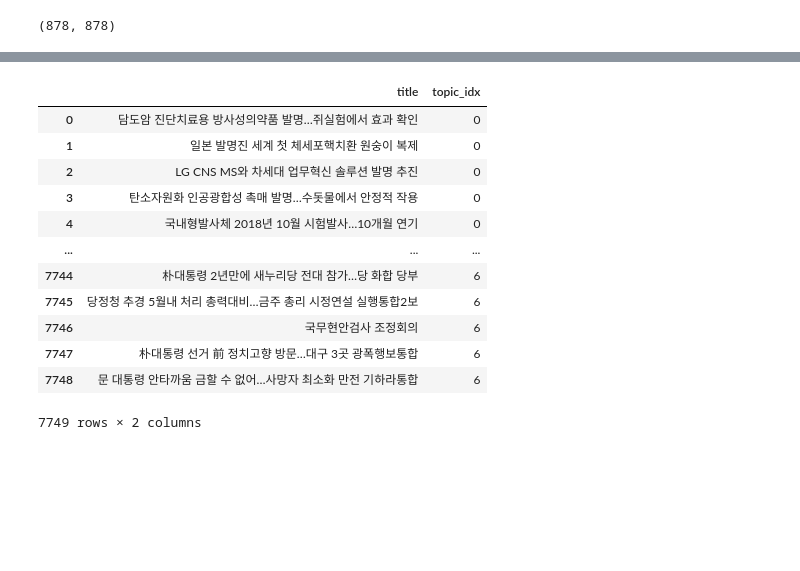
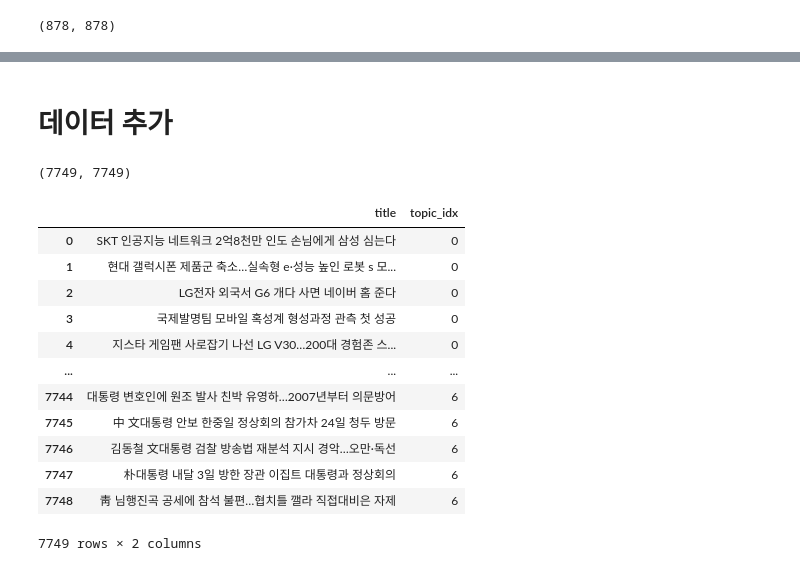
Before and after one commit to GwonSeop/-, a Jupyter notebook: 두번째_프로젝트/텍스트_어그멘테이션.ipynb, the cells around one changed output, grey strips where cells are left out. Drawn from its saved outputs; the diff is of its cells as text; code cells hidden in the pictures; blank space fills up the shorter version.

```diff
--- a/두번째_프로젝트/텍스트_어그멘테이션.ipynb
+++ b/두번째_프로젝트/텍스트_어그멘테이션.ipynb
@@ -813,0 +995,4 @@ len(create_title6),len(create_ind6)
+# %%
+a = {key:value for key, value in count5.items() if value >= 70}
+a = list(a)
+a
@@ -813,0 +1035,4 @@ len(create_title6),len(create_ind6)
+# %%
+a = {key:value for key, value in count6.items() if value >= 70}
+a = list(a)
+a
@@ -814 +1057,19 @@ len(create_title6),len(create_ind6)
+# %%
+new_create_title6=[]
+for i in create_title6:
+    word = random.sample(a, 1)
+    x = i.split()
+    p = len(x)
+    y = [i for i in range(p)]
+    ind = random.sample(y,1)
+    if word in x:
+      x.remove(word)
+    else:
+      x.insert(ind[0], word[0])
+    new=''
+    for k in range(len(x)):
+      new = new + ' ' + x[k]
+    new_create_title6.append(new)
+# %% [markdown]
+# 데이터 추가
 # %%
@@ -822,26 +1084,42 @@ create_ind0.extend(create_ind2)
 create_ind0.extend(create_ind3)
 create_ind0.extend(create_ind5)
 create_ind0.extend(create_ind6)
+# %%
+## 단어 추가
+new_create_title0.extend(new_create_title1)
+new_create_title0.extend(new_create_title2)
+new_create_title0.extend(new_create_title3)
+new_create_title0.extend(new_create_title5)
+new_create_title0.extend(new_create_title6)
+create_ind0.extend(create_ind1)
+create_ind0.extend(create_ind2)
+create_ind0.extend(create_ind3)
+create_ind0.extend(create_ind5)
+create_ind0.extend(create_ind6)
+# %%
+len(new_create_title0),len(create_ind0)
+# %% [output]
+(7749, 7749)
 # %%
 df10 = pd.DataFrame(
-                {'title' : create_title0,
+                {'title' : new_create_title0,
                  'topic_idx' : create_ind0}
                 )
 
 df10
 # %% [output]
 |  | title | topic_idx |
-| 0 | 담도암 진단치료용 방사성의약품 발명…쥐실험에서 효과 확인 | 0 |
-| 1 | 일본 발명진 세계 첫 체세포핵치환 원숭이 복제 | 0 |
-| 2 | LG CNS MS와 차세대 업무혁신 솔루션 발명 추진 | 0 |
-| 3 | 탄소자원화 인공광합성 촉매 발명…수돗물에서 안정적 작용 | 0 |
-| 4 | 국내형발사체 2018년 10월 시험발사…10개월 연기 | 0 |
+| 0 | SKT 인공지능 네트워크 2억8천만 인도 손님에게 삼성 심는다 | 0 |
+| 1 | 현대 갤럭시폰 제품군 축소…실속형 e·성능 높인 로봇 s 모... | 0 |
+| 2 | LG전자 외국서 G6 개다 사면 네이버 홈 준다 | 0 |
+| 3 | 국제발명팀 모바일 혹성계 형성과정 관측 첫 성공 | 0 |
+| 4 | 지스타 게임팬 사로잡기 나선 LG V30…200대 경험존 스... | 0 |
 | ... | ... | ... |
-| 7744 | 朴대통령 2년만에 새누리당 전대 참가…당 화합 당부 | 6 |
-| 7745 | 당정청 추경 5월내 처리 총력대비…금주 총리 시정연설 실행통합2보 | 6 |
-| 7746 | 국무현안검사 조정회의 | 6 |
-| 7747 | 朴대통령 선거 前 정치고향 방문…대구 3곳 광폭행보통합 | 6 |
-| 7748 | 문 대통령 안타까움 금할 수 없어…사망자 최소화 만전 기하라통합 | 6 |
+| 7744 | 대통령 변호인에 원조 발사 친박 유영하…2007년부터 의문방어 | 6 |
+| 7745 | 中 文대통령 안보 한중일 정상회의 참가차 24일 청두 방문 | 6 |
+| 7746 | 김동철 文대통령 검찰 방송법 재분석 지시 경악…오만·독선 | 6 |
+| 7747 | 朴대통령 내달 3일 방한 장관 이집트 대통령과 정상회의 | 6 |
+| 7748 | 靑 님행진곡 공세에 참석 불편…협치틀 깰라 직접대비은 자제 | 6 |
 7749 rows × 2 columns
 # %%
 del df['Unnamed: 0']
```
Also changed, not shown: parts of 47 cells of this notebook.
